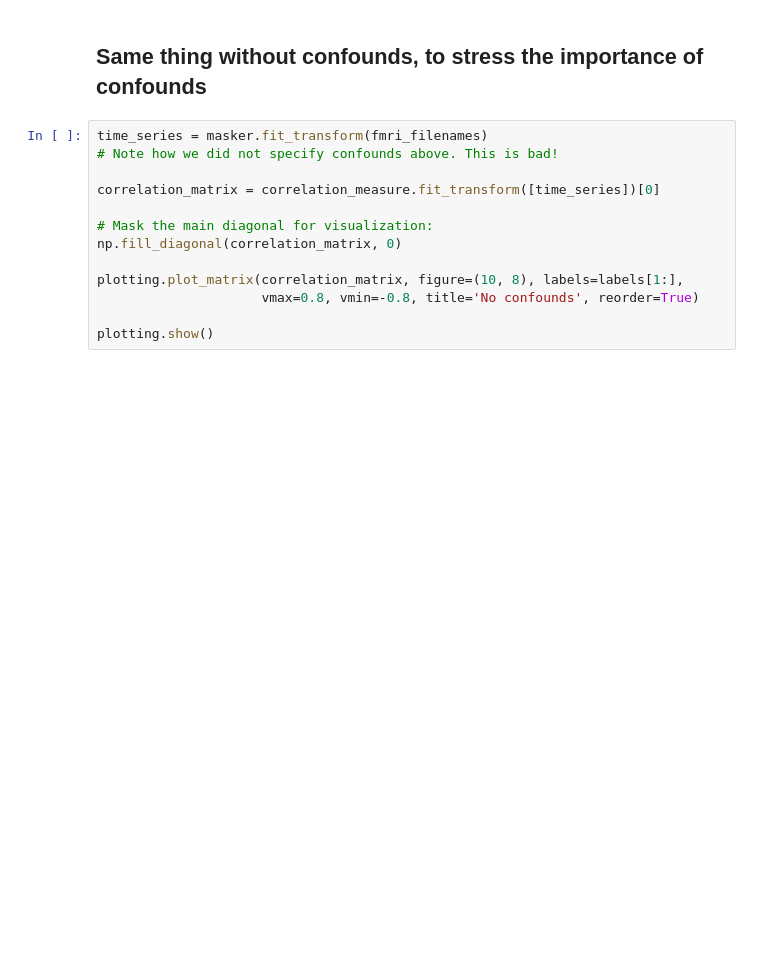
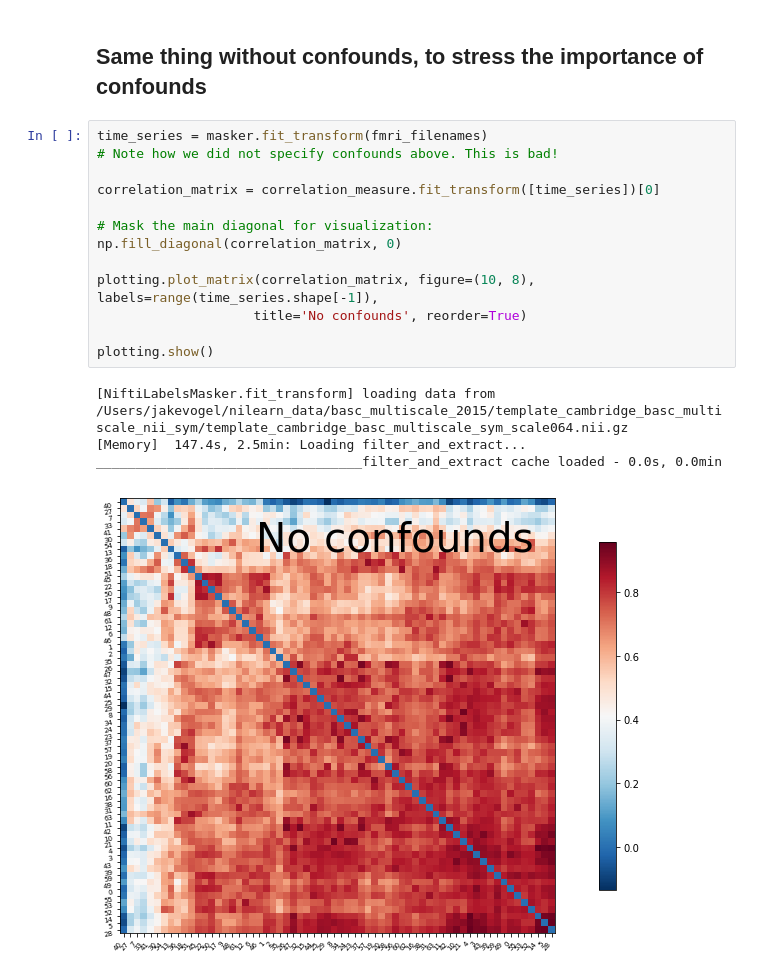
Before and after one commit to illdopejake/RS2018_Nilearn_tutorial, a Jupyter notebook: ADAPTED_plot_signal_extraction.ipynb, the cells around one changed output. Cells and saved outputs as stored; diff of their text form; blank space fills up the shorter version.

```diff
--- a/ADAPTED_plot_signal_extraction.ipynb
+++ b/ADAPTED_plot_signal_extraction.ipynb
@@ -180,13 +145,18 @@ Same thing without confounds, to stress the importance of confounds
 # %%
 time_series = masker.fit_transform(fmri_filenames)
 # Note how we did not specify confounds above. This is bad!
 
 correlation_matrix = correlation_measure.fit_transform([time_series])[0]
 
 # Mask the main diagonal for visualization:
 np.fill_diagonal(correlation_matrix, 0)
 
-plotting.plot_matrix(correlation_matrix, figure=(10, 8), labels=labels[1:],
-                     vmax=0.8, vmin=-0.8, title='No confounds', reorder=True)
+plotting.plot_matrix(correlation_matrix, figure=(10, 8), labels=range(time_series.shape[-1]),
+                    title='No confounds', reorder=True)
 
 plotting.show()
+# %% [output]
+[NiftiLabelsMasker.fit_transform] loading data from /Users/jakevogel/nilearn_data/basc_multiscale_2015/template_cambridge_basc_multiscale_nii_sym/template_cambridge_basc_multiscale_sym_scale064.nii.gz
+[Memory]  147.4s, 2.5min: Loading filter_and_extract...
+__________________________________filter_and_extract cache loaded - 0.0s, 0.0min
+[figure, added]
```
Also changed, not shown: parts of 15 cells of this notebook, 2 other files.
